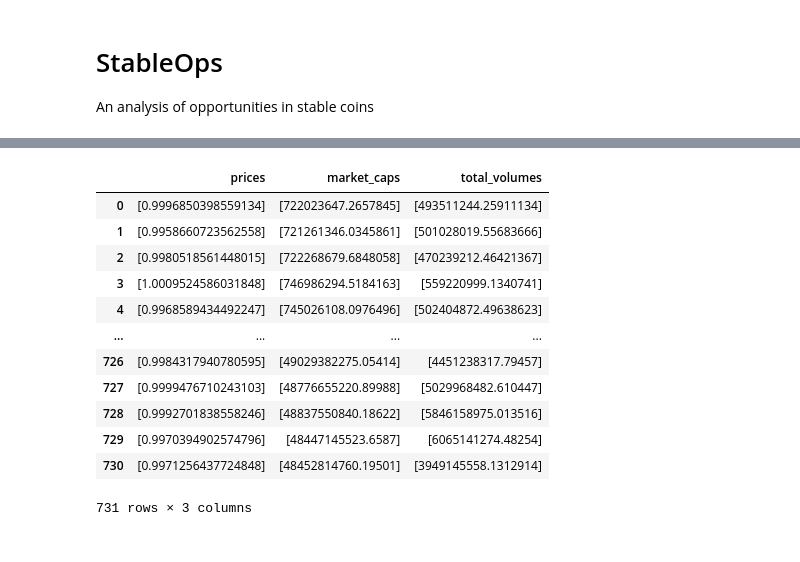
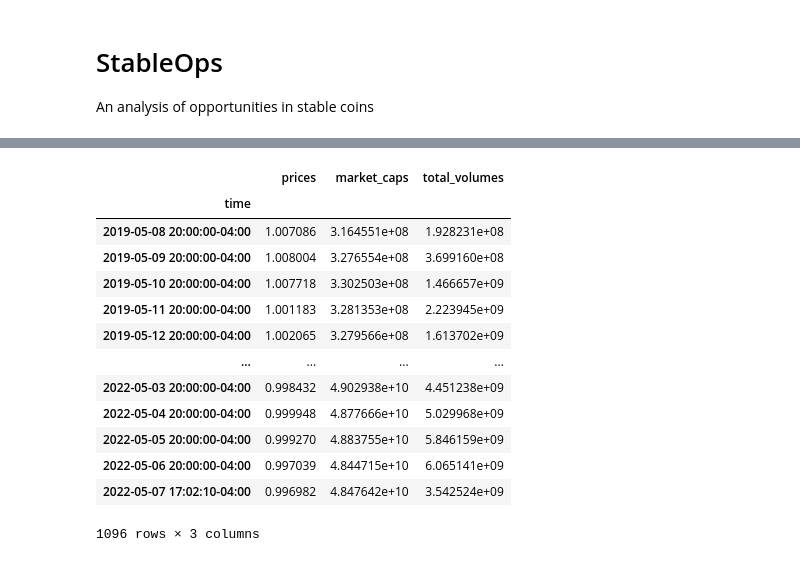
Before and after one commit to CAMPSMITH/StableOps, a Jupyter notebook: StableOps.ipynb, the cells around one changed output, grey strips where cells are left out. Drawn from its saved outputs; the diff is of its cells as text; code cells hidden in the pictures.

```diff
--- a/StableOps.ipynb
+++ b/StableOps.ipynb
@@ -106,19 +74,38 @@ for row in USDC_df['total_volumes']:
-# %%
-display(USDC_df)
-# %% [output]
-|  | prices | market_caps | total_volumes |
-| 0 | [0.9996850398559134] | [722023647.2657845] | [493511244.25911134] |
-| 1 | [0.9958660723562558] | [721261346.0345861] | [501028019.55683666] |
-| 2 | [0.9980518561448015] | [722268679.6848058] | [470239212.46421367] |
-| 3 | [1.0009524586031848] | [746986294.5184163] | [559220999.1340741] |
-| 4 | [0.9968589434492247] | [745026108.0976496] | [502404872.49638623] |
-| ... | ... | ... | ... |
-| 726 | [0.9984317940780595] | [49029382275.05414] | [4451238317.79457] |
-| 727 | [0.9999476710243103] | [48776655220.89988] | [5029968482.610447] |
-| 728 | [0.9992701838558246] | [48837550840.18622] | [5846158975.013516] |
-| 729 | [0.9970394902574796] | [48447145523.6587] | [6065141274.48254] |
-| 730 | [0.9971256437724848] | [48452814760.19501] | [3949145558.1312914] |
-731 rows × 3 columns
+# %%
+def coin_gecko_cleaner(url_to_coin):
+    """
+    Converts Coin Gecko's URL to a clean dataframe.
+
+    Parameters:
+        url_to_coin (str): Coin Gecko's API url string, must be a str
+    """
+    coin_response = requests.get(url_to_coin).json()
+    df = pd.DataFrame(coin_response)
+    df['time'] = df['prices'].apply(extract_epoch_time)
+    df['prices']= df['prices'].apply(extract_value)
+    df['market_caps']=df['market_caps'].apply(extract_value)
+    df['total_volumes']=df['total_volumes'].apply(extract_value)
+    df['time'] = df['time']/1000
+    df['time']=df['time'].apply(epoch_to_datetime)
+    df.set_index('time', inplace=True)
+    return df
+# %%
+coin_gecko_cleaner(USDC_url)
+# %% [output]
+|  | prices | market_caps | total_volumes |
+| time |  |  |  |
+| 2019-05-08 20:00:00-04:00 | 1.007086 | 3.164551e+08 | 1.928231e+08 |
+| 2019-05-09 20:00:00-04:00 | 1.008004 | 3.276554e+08 | 3.699160e+08 |
+| 2019-05-10 20:00:00-04:00 | 1.007718 | 3.302503e+08 | 1.466657e+09 |
+| 2019-05-11 20:00:00-04:00 | 1.001183 | 3.281353e+08 | 2.223945e+09 |
+| 2019-05-12 20:00:00-04:00 | 1.002065 | 3.279566e+08 | 1.613702e+09 |
+| ... | ... | ... | ... |
+| 2022-05-03 20:00:00-04:00 | 0.998432 | 4.902938e+10 | 4.451238e+09 |
+| 2022-05-04 20:00:00-04:00 | 0.999948 | 4.877666e+10 | 5.029968e+09 |
+| 2022-05-05 20:00:00-04:00 | 0.999270 | 4.883755e+10 | 5.846159e+09 |
+| 2022-05-06 20:00:00-04:00 | 0.997039 | 4.844715e+10 | 6.065141e+09 |
+| 2022-05-07 17:02:10-04:00 | 0.996982 | 4.847642e+10 | 3.542524e+09 |
+1096 rows × 3 columns
 # %%
 #Gemeni Dollar
 # %%
```
Also changed, not shown: parts of 37 cells of this notebook.
